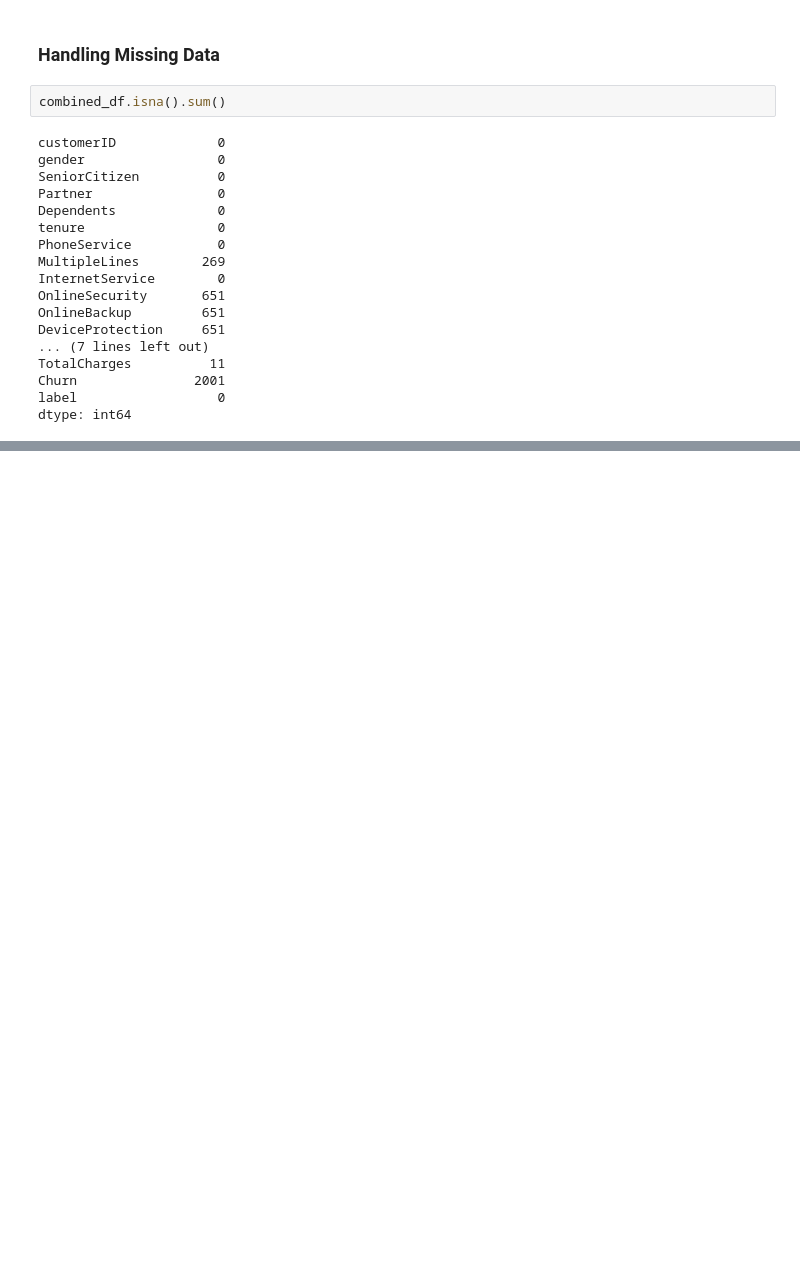
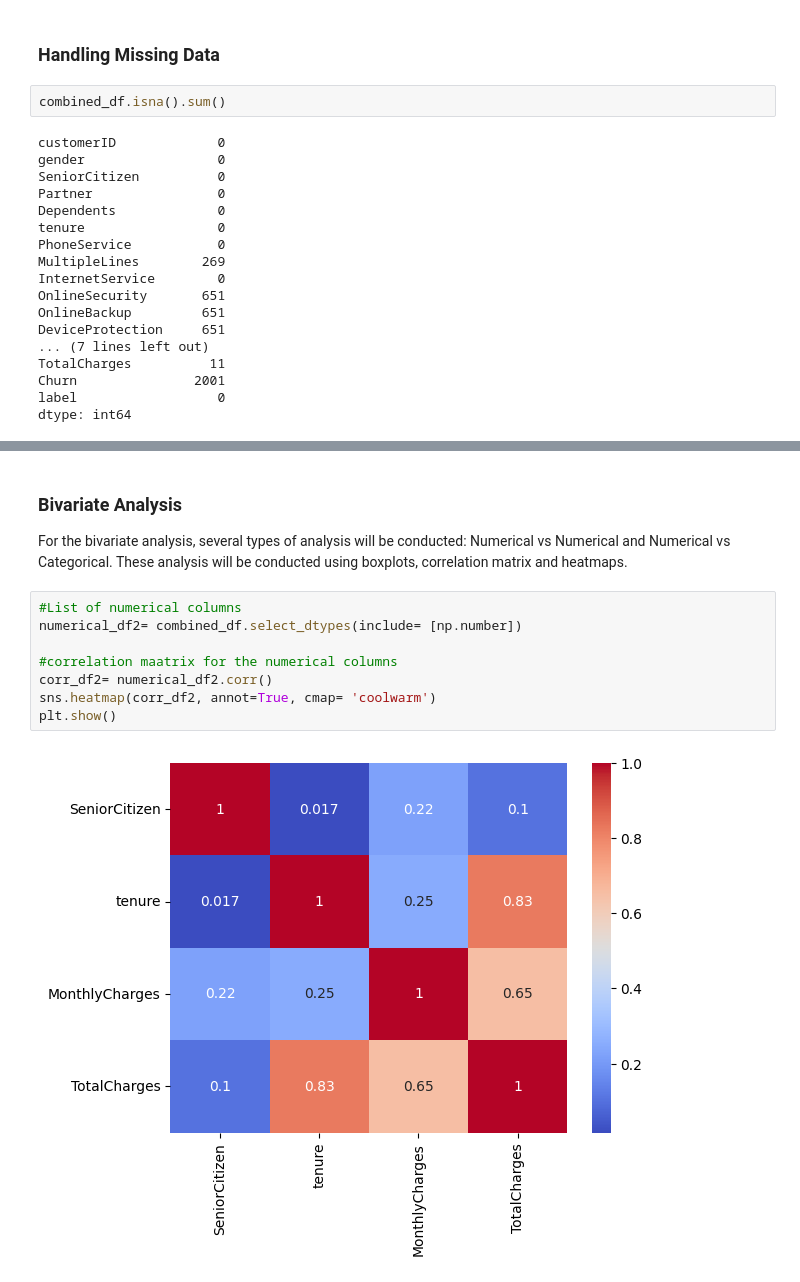
Before and after one commit to briansiaw5/Customer_Churn_ML_Prediction, a Jupyter notebook: main.ipynb, the cells around one changed output, grey strips where cells are left out. Drawn from its saved outputs; the diff is of its cells as text; blank space fills up the shorter version.

Commit message:
bivariate analysis

```diff
--- a/main.ipynb
+++ b/main.ipynb
@@ -895,0 +1039,14 @@ dtype: int64
+# %% [markdown]
+### Bivariate Analysis
+
+For the bivariate analysis, several types of analysis will be conducted: Numerical vs Numerical and Numerical vs Categorical. These analysis will be conducted using boxplots, correlation matrix and heatmaps.
+# %%
+#List of numerical columns
+numerical_df2= combined_df.select_dtypes(include= [np.number])
+
+#correlation maatrix for the numerical columns
+corr_df2= numerical_df2.corr()
+sns.heatmap(corr_df2, annot=True, cmap= 'coolwarm')
+plt.show()
+# %% [output]
+[figure, added]
```
Also changed, not shown: parts of 11 cells of this notebook.
